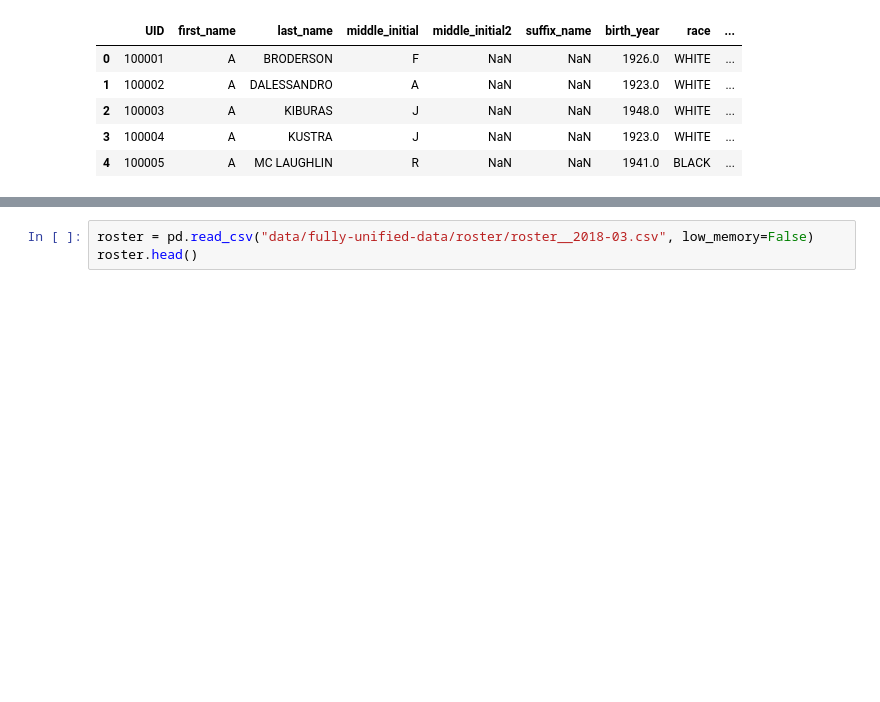
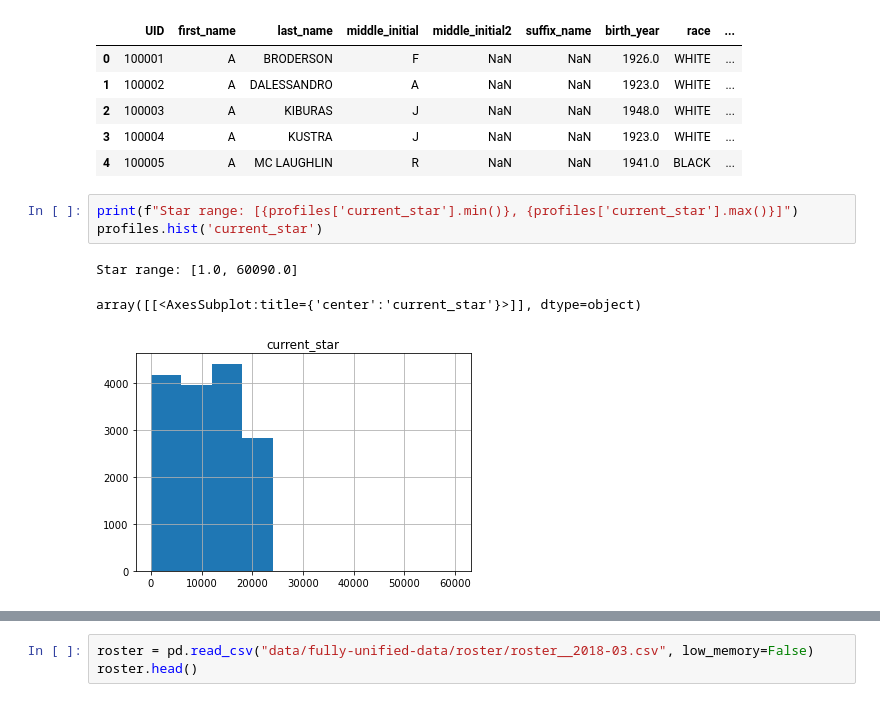
Before and after one commit to lqwdev/The-Freedom-Deer, a Jupyter notebook: Exploration.ipynb, the cells around one changed output, grey strips where cells are left out. Cells and saved outputs as stored; diff of their text form; blank space fills up the shorter version.

```diff
--- a/Exploration.ipynb
+++ b/Exploration.ipynb
@@ -11,3 +12,10 @@ profiles.head()
 | 2 | 100003 | A | KIBURAS | J | NaN | NaN | 1948.0 | WHITE | ... |
 | 3 | 100004 | A | KUSTRA | J | NaN | NaN | 1923.0 | WHITE | ... |
 | 4 | 100005 | A | MC LAUGHLIN | R | NaN | NaN | 1941.0 | BLACK | ... |
+# %%
+print(f"Star range: [{profiles['current_star'].min()}, {profiles['current_star'].max()}]")
+profiles.hist('current_star')
+# %% [output]
+Star range: [1.0, 60090.0]
+array([[<AxesSubplot:title={'center':'current_star'}>]], dtype=object)
+[figure, added]
```
Also changed, not shown: parts of 25 cells of this notebook.
